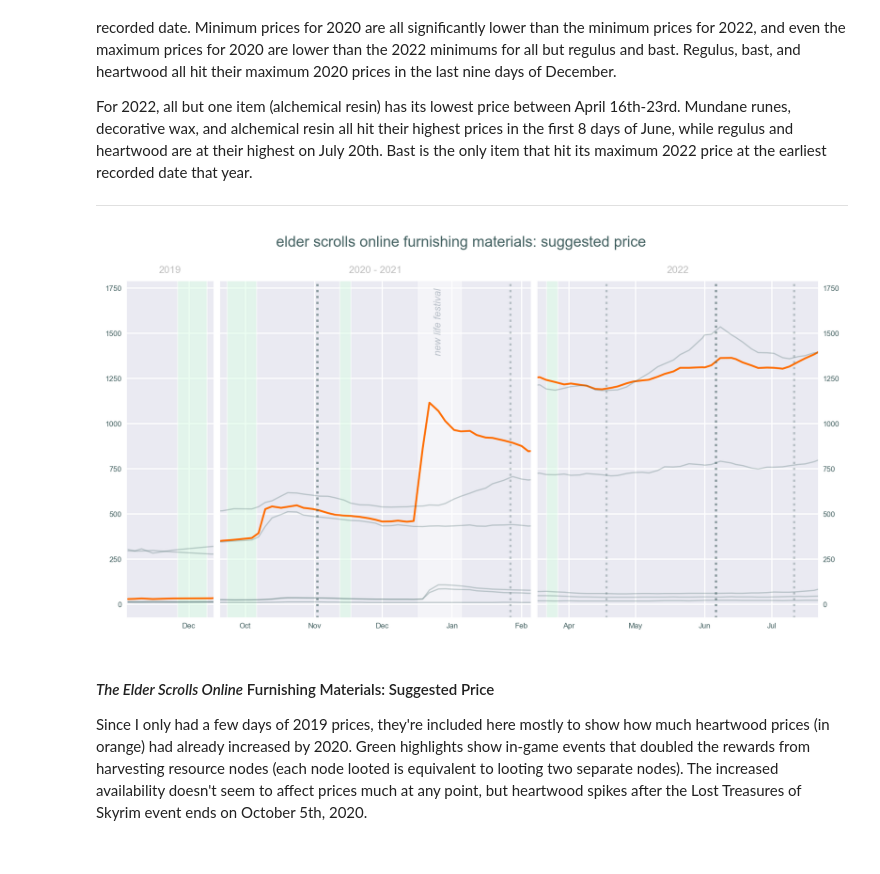
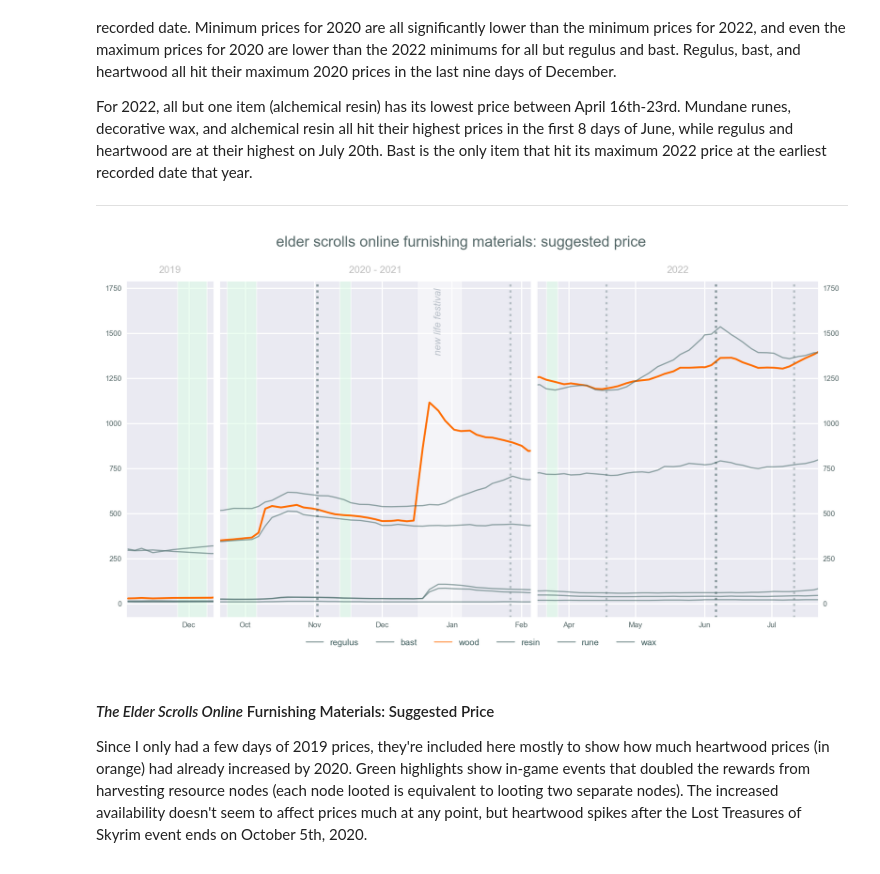
Before and after one commit to racheldelong/ESO-Crafting-Material-Prices, a Jupyter notebook: ESOMatPrices.ipynb, the cells around one changed output. Cells and saved outputs as stored; diff of their text form; code cells hidden in the pictures.

Commit message:
fixed legends

```diff
--- a/ESOMatPrices.ipynb
+++ b/ESOMatPrices.ipynb
@@ -41,7 +51,9 @@ def change_plot(mat, year, lefty1, lefty2, righty1, righty2):  # twin y change p
 # import csv from google sheets and convert 'Date' column to datetime + set as index
 sheet_id = "15ooJmi30BiE3ZhbNsGNG0Ct2gL-tRcoFMbLKLjQGqbU"
 sheet_name = "prices"
-url = f"https://docs.google.com/spreadsheets/d/{sheet_id}/gviz/tq?tqx=out:csv&sheet={sheet_name}"
+url = (
+    f"https://docs.google.com/spreadsheets/d/{sheet_id}/gviz/tq?tqx=out:csv&sheet={sheet_name}"
+)
 
 df = pd.read_csv(url, parse_dates=["Date"], index_col=["Date"])
 # %%
@@ -139,8 +151,16 @@ For 2022, all but one item (alchemical resin) has its lowest price between April
 *****************
 # %%
 # plot formatting
+colors = {
+    "regulus": "#4E6F6F",
+    "bast": "#4E6F6F",
+    "wood": "#ff6d00",
+    "resin": "#4E6F6F",
+    "rune": "#4E6F6F",
+    "wax": "#4E6F6F",
+}
 
-c = {"t": "#4E6F6F", "c1": "#ff6d00", "c2": "#58BABB", "c3": "#FFF2E8", "c4": "#EDFFFF"}
+c = {"t": "#556868", "c1": "#ff6d00", "c2": "#58BABB"}
 
 event = {"ec": None, "color": "w", "alpha": 0.5}  # events without increased drop rate
 expl = {
@@ -156,7 +176,7 @@ f = {"facecolor": "w", "dpi": 200}
 legend = {
     "facecolor": "w",
     "edgecolor": "w",
-    "fontsize": 6,
+    "fontsize": 7,
     "labelcolor": "#436161",
     "ncol": 6,
     "loc": "lower center",
@@ -206,8 +226,6 @@ plt.rcParams["text.color"] = c["t"]
 plt.rcParams["xtick.labelcolor"] = c["t"]
 plt.rcParams["ytick.labelcolor"] = c["t"]
 # %%
-lines = "regulus", "bast", "resin", "rune", "wax"
-
 # create 3 subplots to hide gaps in price tracking
 fig, axes = plt.subplots(
     1,
@@ -220,9 +238,9 @@ fig, axes = plt.subplots(
 fig.suptitle("elder scrolls online furnishing materials: suggested price")
 
 for ax in axes:
-    ax.plot(price["wood"], lw=1.5, color=c["c1"])
-    for line in lines:
-        ax.plot(price[line], lw=1, label=line, color=c["t"], alpha=0.3)
+    ax.plot(price["wood"], lw=1.5, color=colors["wood"])
+    for label in labels:
+        ax.plot(price[label], lw=1, label=label, color=colors[label], alpha=0.6)
 
     # add lines for content release dates
     for val in test:
@@ -236,36 +254,35 @@ for ax in axes:
 
 # set x-axis limits for each plot
 axes[0].set_xlim(dates["xl2019"], dates["xr2019"])
 axes[1].set_xlim(dates["xl2020"], dates["xr2020"])
 axes[2].set_xlim(dates["xl2022"], dates["xr2022"])
 
 # hide inner spines
 axes[0].spines["right"].set_visible(False)
 axes[1].spines[["left", "right"]].set_visible(False)
 axes[2].spines["left"].set_visible(False)
 
 # show y-axis labels on right of third plot
 axes[2].tick_params(labelright=True)
 
 axes[0].set_title("2019", **titlefnt2)
 axes[1].set_title("2020 - 2021", **titlefnt2)
 axes[2].set_title("2022", **titlefnt2)
 
 draw_event(date=dates["ch2019"], dur=13, subpl=axes[0], type=expl)
 draw_event(date=dates["ch2020"], dur=13, subpl=axes[1], type=expl)
 draw_event(date=dates["expl20"], dur=5, subpl=axes[1], type=expl)
 draw_event(date=dates["nwlf20"], dur=19, subpl=axes[1], type=event)
 draw_event(date=dates["expl22"], dur=5, subpl=axes[2], type=expl)
 
 # text label for new life festival
 axes[1].text(x=["2020-12-26"], y=1750, s="new life festival", **evfnt)
 
-# ax.legend(bbox_to_anchor=(-0.2, -0.11), **legend)
-# legend won't show wood right now, turning it off until I figure out how to fix it
+ax.legend(bbox_to_anchor=(-0.2, -0.11), **legend)
 
 fig.subplots_adjust(wspace=0.03)  # squish plots closer together
 # %% [output]
-[figure, old version]
+[figure, new version]
 # %% [markdown]
 #### *The Elder Scrolls Online* Furnishing Materials: Suggested Price
 
```
Also changed, not shown: parts of 12 cells of this notebook.
